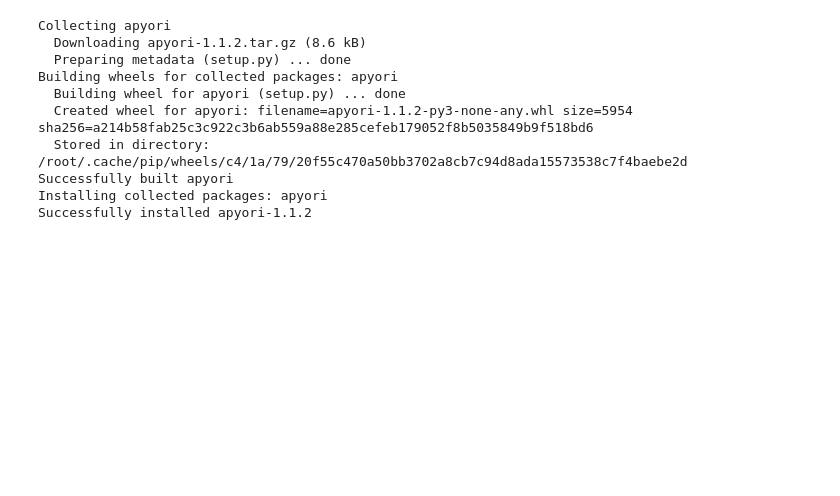
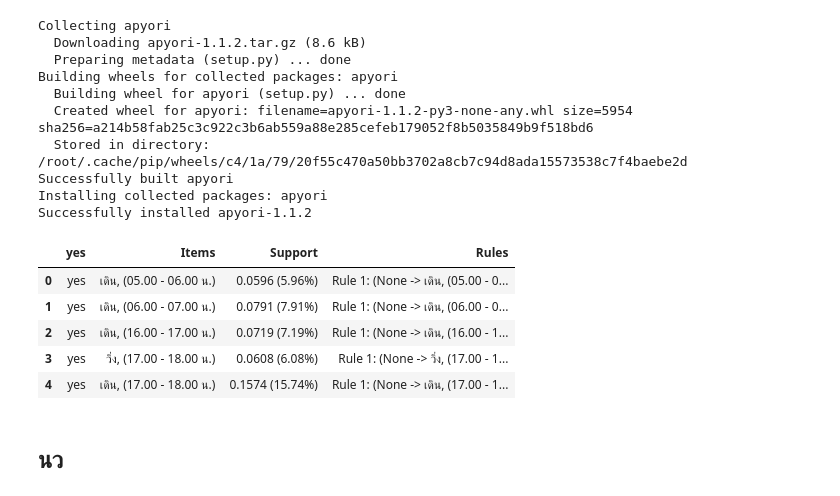
Before and after one commit to Tonry12/BSC_DPDM23, a Jupyter notebook: newasso.ipynb, the cells around one changed output. Cells and saved outputs as stored; diff of their text form; code cells hidden in the pictures; blank space fills up the shorter version.

```diff
--- a/newasso.ipynb
+++ b/newasso.ipynb
@@ -212,27 +227,36 @@ Successfully built apyori
 Installing collected packages: apyori
 Successfully installed apyori-1.1.2
 # %%
-frequent_itemsets = list(apriori(df_a_6, min_support = 0.025))
+frequent_itemsets = list(apriori(list_a, min_support = 0.05))
 
 results = []
 
 for itemset in frequent_itemsets:
     if len(itemset.items) > 1:
         item_info = {
             "yes": 'yes',
             "Items": ', '.join(itemset.items),
             "Support": f"{itemset.support:.4f} ({itemset.support*100:.2f}%)"
         }
 
         rules_info = []
         for rule_number, ordered_stat in enumerate(itemset.ordered_statistics, start=1):
             base_items = ', '.join(ordered_stat.items_base) if ordered_stat.items_base else 'None'
             add_items = ', '.join(ordered_stat.items_add)
 
             rules_info.append(f"Rule {rule_number}: ({base_items} -> {add_items} : Confidence={ordered_stat.confidence:.4f}, Lift={ordered_stat.lift:.4f})")
 
         item_info.update({"Rules": '\n'.join(rules_info)})
         results.append(item_info)
         results_df = pd.DataFrame(results)
 
 results_df
+# %% [output]
+|  | yes | Items | Support | Rules |
+| 0 | yes | เดิน, (05.00 - 06.00 น.) | 0.0596 (5.96%) | Rule 1: (None -> เดิน, (05.00 - 0... |
+| 1 | yes | เดิน, (06.00 - 07.00 น.) | 0.0791 (7.91%) | Rule 1: (None -> เดิน, (06.00 - 0... |
+| 2 | yes | เดิน, (16.00 - 17.00 น.) | 0.0719 (7.19%) | Rule 1: (None -> เดิน, (16.00 - 1... |
+| 3 | yes | วิ่ง, (17.00 - 18.00 น.) | 0.0608 (6.08%) | Rule 1: (None -> วิ่ง, (17.00 - 1... |
+| 4 | yes | เดิน, (17.00 - 18.00 น.) | 0.1574 (15.74%) | Rule 1: (None -> เดิน, (17.00 - 1... |
+# %% [markdown]
+## นว
```
Also changed, not shown: parts of 22 cells of this notebook.
